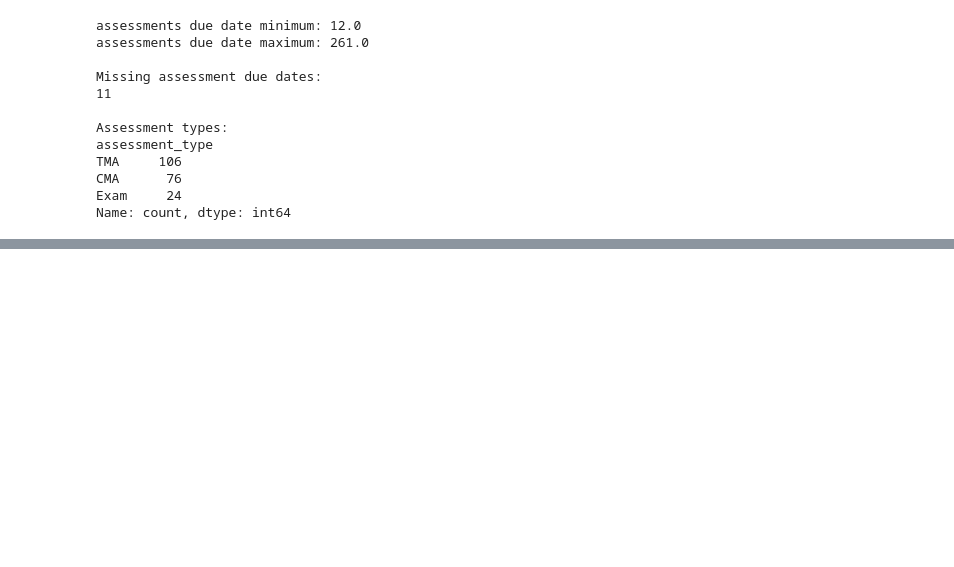
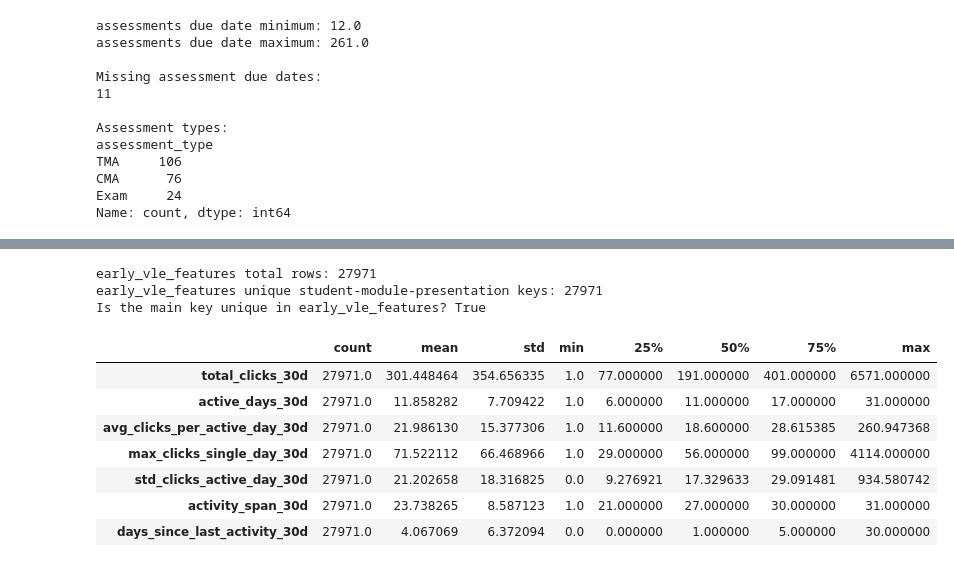
Before and after one commit to futabarentarou/potential-pathway-index, a Jupyter notebook: notebooks/02_early_behavior_features.ipynb, the cells around one changed output, grey strips where cells are left out. Drawn from its saved outputs; the diff is of its cells as text; code cells hidden in the pictures; blank space fills up the shorter version.

```diff
--- a/notebooks/02_early_behavior_features.ipynb
+++ b/notebooks/02_early_behavior_features.ipynb
@@ -184,0 +285,32 @@ Name: count, dtype: int64
+# %%
+early_vle_total_rows = early_vle_features.shape[0]
+early_vle_unique_keys = early_vle_features[main_keys].drop_duplicates().shape[0]
+
+print("early_vle_features total rows:", early_vle_total_rows)
+print("early_vle_features unique student-module-presentation keys:", early_vle_unique_keys)
+print("Is the main key unique in early_vle_features?", early_vle_total_rows == early_vle_unique_keys)
+# %% [output]
+early_vle_features total rows: 27971
+early_vle_features unique student-module-presentation keys: 27971
+Is the main key unique in early_vle_features? True
+# %%
+vle_feature_columns = [
+    "total_clicks_30d",
+    "active_days_30d",
+    "avg_clicks_per_active_day_30d",
+    "max_clicks_single_day_30d",
+    "std_clicks_active_day_30d",
+    "activity_span_30d",
+    "days_since_last_activity_30d"
+]
+
+early_vle_features[vle_feature_columns].describe().T
+# %% [output]
+|  | count | mean | std | min | 25% | 50% | 75% | max |
+| total_clicks_30d | 27971.0 | 301.448464 | 354.656335 | 1.0 | 77.000000 | 191.000000 | 401.000000 | 6571.000000 |
+| active_days_30d | 27971.0 | 11.858282 | 7.709422 | 1.0 | 6.000000 | 11.000000 | 17.000000 | 31.000000 |
+| avg_clicks_per_active_day_30d | 27971.0 | 21.986130 | 15.377306 | 1.0 | 11.600000 | 18.600000 | 28.615385 | 260.947368 |
+| max_clicks_single_day_30d | 27971.0 | 71.522112 | 66.468966 | 1.0 | 29.000000 | 56.000000 | 99.000000 | 4114.000000 |
+| std_clicks_active_day_30d | 27971.0 | 21.202658 | 18.316825 | 0.0 | 9.276921 | 17.329633 | 29.091481 | 934.580742 |
+| activity_span_30d | 27971.0 | 23.738265 | 8.587123 | 1.0 | 21.000000 | 27.000000 | 30.000000 | 31.000000 |
+| days_since_last_activity_30d | 27971.0 | 4.067069 | 6.372094 | 0.0 | 0.000000 | 1.000000 | 5.000000 | 30.000000 |
```
Also changed, not shown: parts of 6 cells of this notebook.
